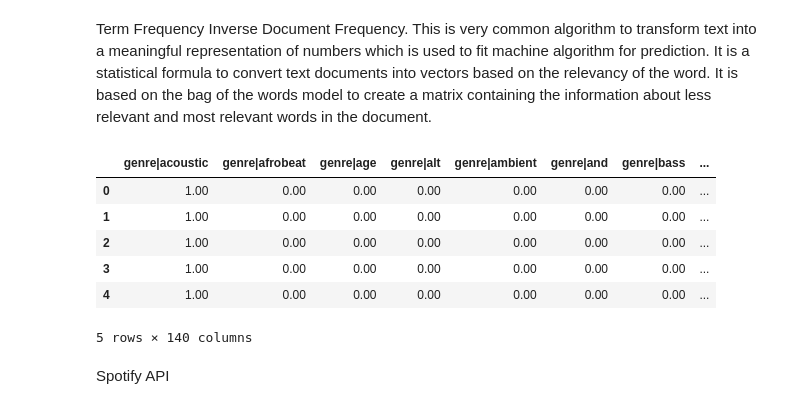
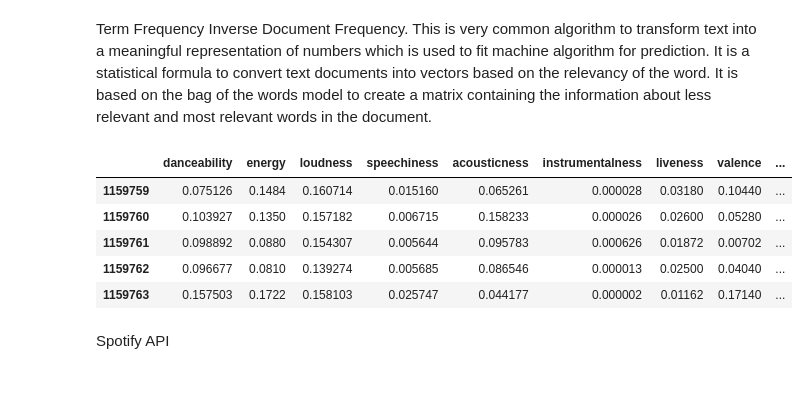
Before and after one commit to estefysc/music_recommender_system, a Jupyter notebook: recommender.ipynb, the cells around one changed output. Cells and saved outputs as stored; diff of their text form; code cells hidden in the pictures.

Commit message:
experimenting no-genre-popularity-year recommendations

```diff
--- a/recommender.ipynb
+++ b/recommender.ipynb
@@ -213,13 +238,3 @@ def create_feature_set(df, float_cols):
     return final_df
 # %%
 complete_feature_set = create_feature_set(spotify_df, float_cols = float_cols)
-# %%
-complete_feature_set.head()
-# %% [output]
-|  | genre|acoustic | genre|afrobeat | genre|age | genre|alt | genre|ambient | genre|and | genre|bass | ... |
-| 0 | 1.00 | 0.00 | 0.00 | 0.00 | 0.00 | 0.00 | 0.00 | ... |
-| 1 | 1.00 | 0.00 | 0.00 | 0.00 | 0.00 | 0.00 | 0.00 | ... |
-| 2 | 1.00 | 0.00 | 0.00 | 0.00 | 0.00 | 0.00 | 0.00 | ... |
-| 3 | 1.00 | 0.00 | 0.00 | 0.00 | 0.00 | 0.00 | 0.00 | ... |
-| 4 | 1.00 | 0.00 | 0.00 | 0.00 | 0.00 | 0.00 | 0.00 | ... |
-5 rows × 140 columns
@@ -226,3 +296,15 @@ complete_feature_set.head()
+# %%
+test_feature_set = test_feature_set_nogenre_year_popularity(spotify_df, float_cols=float_cols)
+# %%
+from IPython.display import display, HTML
+display(HTML(test_feature_set.tail().to_html()))
+# %% [output]
+|  | danceability | energy | loudness | speechiness | acousticness | instrumentalness | liveness | valence | ... |
+| 1159759 | 0.075126 | 0.1484 | 0.160714 | 0.015160 | 0.065261 | 0.000028 | 0.03180 | 0.10440 | ... |
+| 1159760 | 0.103927 | 0.1350 | 0.157182 | 0.006715 | 0.158233 | 0.000026 | 0.02600 | 0.05280 | ... |
+| 1159761 | 0.098892 | 0.0880 | 0.154307 | 0.005644 | 0.095783 | 0.000626 | 0.01872 | 0.00702 | ... |
+| 1159762 | 0.096677 | 0.0810 | 0.139274 | 0.005685 | 0.086546 | 0.000013 | 0.02500 | 0.04040 | ... |
+| 1159763 | 0.157503 | 0.1722 | 0.158103 | 0.025747 | 0.044177 | 0.000002 | 0.01162 | 0.17140 | ... |
 # %% [markdown]
 Spotify API
 # %%
```
Also changed, not shown: parts of 16 cells of this notebook.
